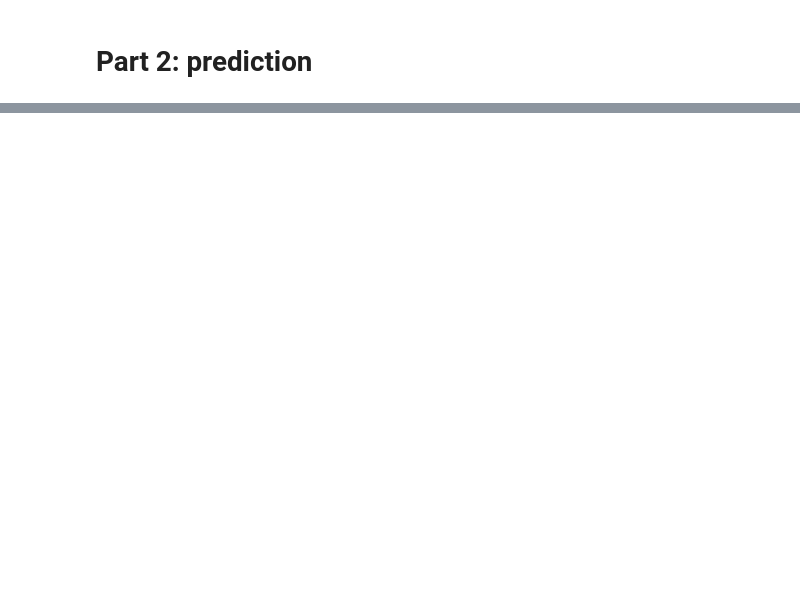
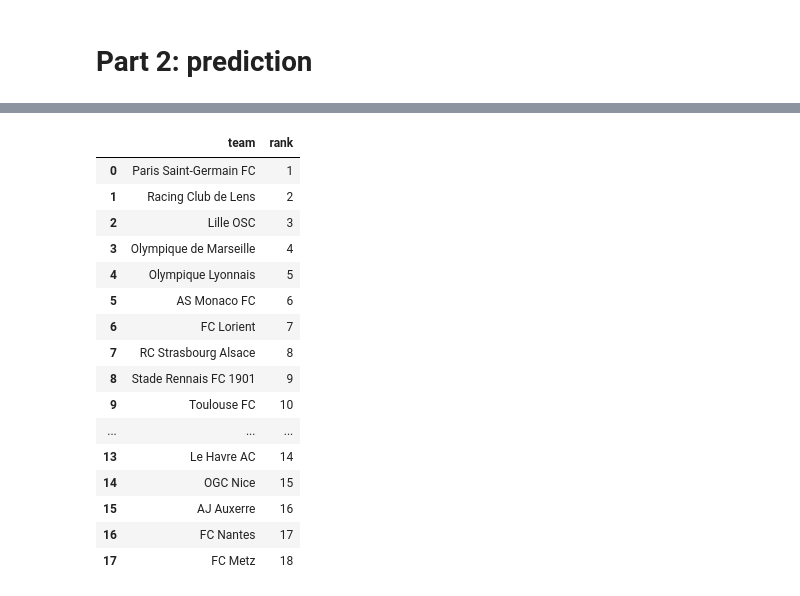
Before and after one commit to judithbreaud/ligue1_viz, a Jupyter notebook: notebooks/end_of_season.ipynb, the cells around one changed output, grey strips where cells are left out. Drawn from its saved outputs; the diff is of its cells as text; code cells hidden in the pictures; blank space fills up the shorter version.

```diff
--- a/notebooks/end_of_season.ipynb
+++ b/notebooks/end_of_season.ipynb
@@ -1120,0 +1101,63 @@ y_valid=df_for_validation["score.winner"]
+# %%
+y_label_played=df_for_pred[~df_for_pred['score.winner'].isna()][['matchday','homeTeam.name','awayTeam.name','homeTeam.id','awayTeam.id','score.winner']]
+# %%
+probas = best_model_ter.predict_proba(X_unplayed)
+classes = best_model_ter.classes_
+# %%
+old_goal_dif = pd.read_parquet("../data/processed/standings_long.parquet")
+old_goal_dif=old_goal_dif[['team','gdif_cum']][old_goal_dif['matchday']==27]
+# %%
+def run_one_simulation(probas,classes,unplayed,played,old_goal_dif):
+    # Sample one class per row based on probabilities
+    y_pred_random = np.array([
+        np.random.choice(classes, p=proba)
+        for proba in probas
+    ])
+    unplayed['score.winner']=y_pred_random
+    df=pd.concat([unplayed,played])
+    df[["matchday", "homeTeam.name","homeTeam.id", "score.winner"]].rename(
+        columns={
+            "homeTeam.name": "team","homeTeam.id": "id"
+        }
+    )
+    df_home["is_df_home home"] = True
+
+    df_away = df[["matchday", "awayTeam.name","awayTeam.id", "score.winner"]].rename(
+        columns={
+            "awayTeam.name": "team",'awayTeam.id':"id"
+        }
+    )
+    df_away["is_home"] = False
+    df_long=pd.concat([df_home,df_away])
+    df_long["points"] = df_long.apply(pts, axis=1)
+    tot_points=df_long.groupby(['id','team'])['points'].sum().reset_index()
+
+    merged_df = old_goal_dif.merge(tot_points, on='team', how='left')
+    merged_df = merged_df.sort_values(
+        by=["points", "gdif_cum"],
+        ascending=False
+    ).reset_index(drop=True)
+
+    merged_df["rank"] = merged_df.index + 1
+
+    return merged_df[["team","rank"]]
+# %%
+run_one_simulation(probas,classes,y_label_unplayed,y_label_played,old_goal_dif)
+# %% [output]
+|  | team | rank |
+| 0 | Paris Saint-Germain FC | 1 |
+| 1 | Racing Club de Lens | 2 |
+| 2 | Lille OSC | 3 |
+| 3 | Olympique de Marseille | 4 |
+| 4 | Olympique Lyonnais | 5 |
+| 5 | AS Monaco FC | 6 |
+| 6 | FC Lorient | 7 |
+| 7 | RC Strasbourg Alsace | 8 |
+| 8 | Stade Rennais FC 1901 | 9 |
+| 9 | Toulouse FC | 10 |
+| ... | ... | ... |
+| 13 | Le Havre AC | 14 |
+| 14 | OGC Nice | 15 |
+| 15 | AJ Auxerre | 16 |
+| 16 | FC Nantes | 17 |
+| 17 | FC Metz | 18 |
```
Also changed, not shown: parts of 23 cells of this notebook.
